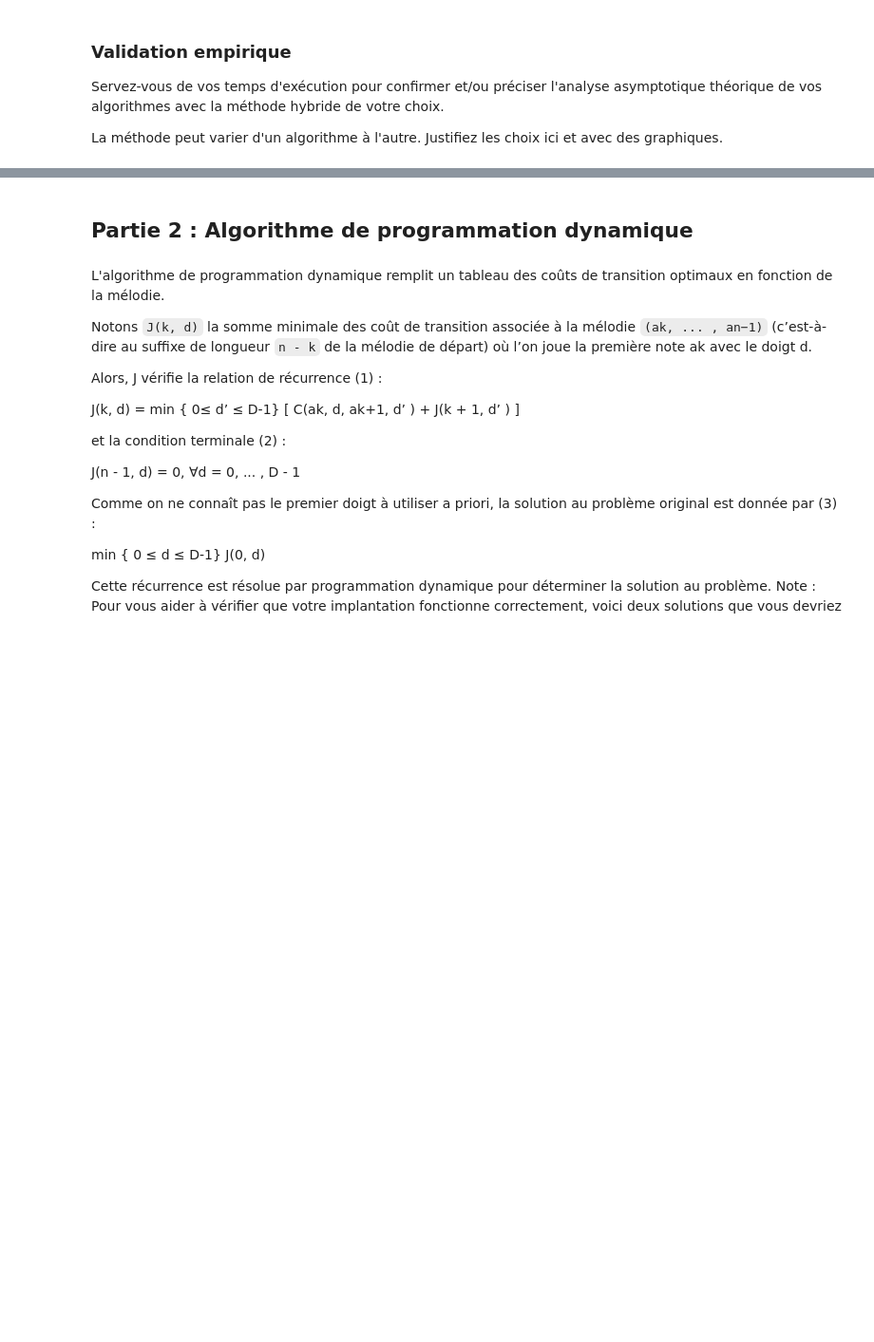
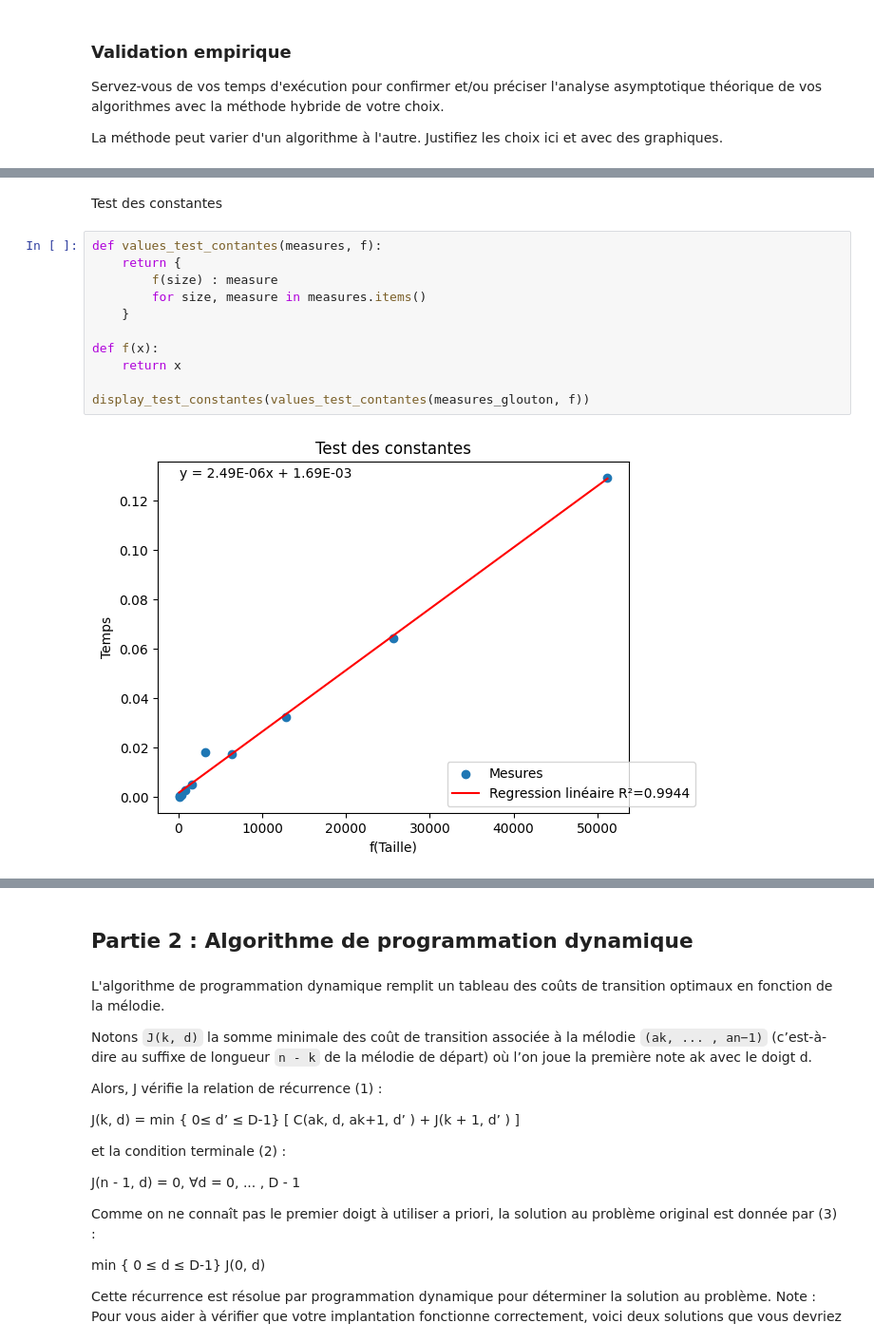
Before and after one commit to simden012/INF8775_Labs, a Jupyter notebook: TP2/TP2-H24.ipynb, the cells around one changed output, grey strips where cells are left out. Shown at 95% size. Cells and saved outputs as stored; diff of their text form; blank space fills up the shorter version.

```diff
--- a/TP2/TP2-H24.ipynb
+++ b/TP2/TP2-H24.ipynb
@@ -326,0 +374,15 @@ La méthode peut varier d'un algorithme à l'autre. Justifiez les choix ici et a
+# %% [markdown]
+Test des constantes
+# %%
+def values_test_contantes(measures, f):
+    return {
+        f(size) : measure
+        for size, measure in measures.items()
+    }
+
+def f(x):
+    return x
+
+display_test_constantes(values_test_contantes(measures_glouton, f))
+# %% [output]
+[figure, added]
```
Also changed, not shown: parts of 25 cells of this notebook.
